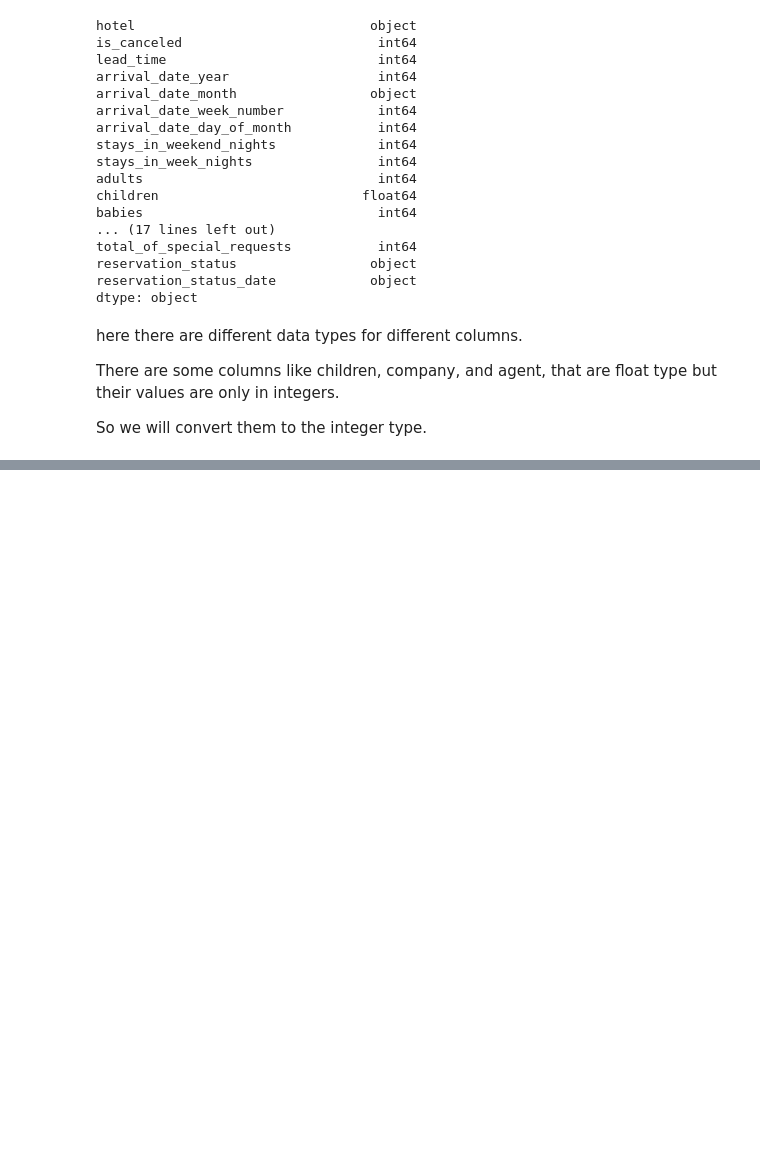
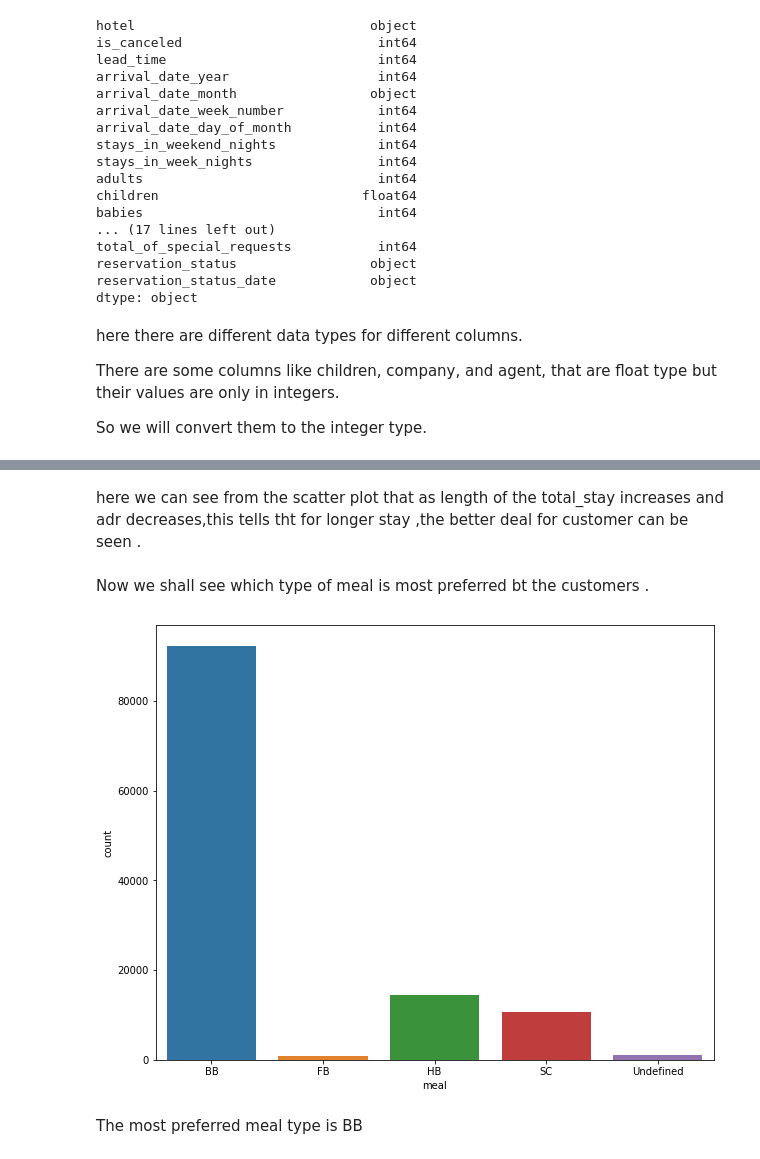
Before and after one commit to varunck2601/Hotel-Booking-Analysis, a Jupyter notebook: hotel_booking_analysis_Varun_CK.ipynb, the cells around one changed output, grey strips where cells are left out. Drawn from its saved outputs; the diff is of its cells as text; code cells hidden in the pictures; blank space fills up the shorter version.

```diff
--- a/hotel_booking_analysis_Varun_CK.ipynb
+++ b/hotel_booking_analysis_Varun_CK.ipynb
@@ -135,0 +162,12 @@ def plot(x, y, x_label=None,y_label=None, title=None, figsize=(7,5), type='bar')
+# %% [markdown]
+here we can see from the scatter plot that as length of the total_stay increases and adr decreases,this tells tht for longer stay ,the better deal for customer can be seen .
+# %% [markdown]
+Now we shall see which type of meal is most preferred bt the customers .
+# %%
+plt.figure( figsize=(10, 8))
+sns.countplot(x = data['meal'])
+plt.show()
+# %% [output]
+[figure, added]
+# %% [markdown]
+The most preferred meal type is BB
```
Also changed, not shown: parts of 9 cells of this notebook.
